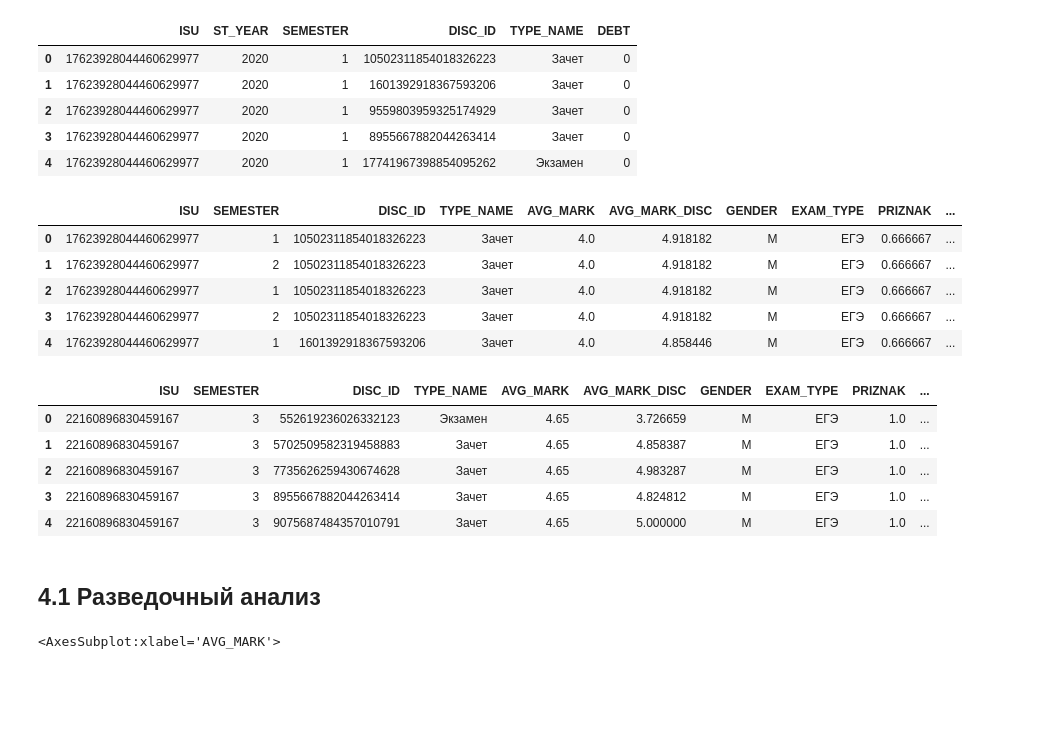
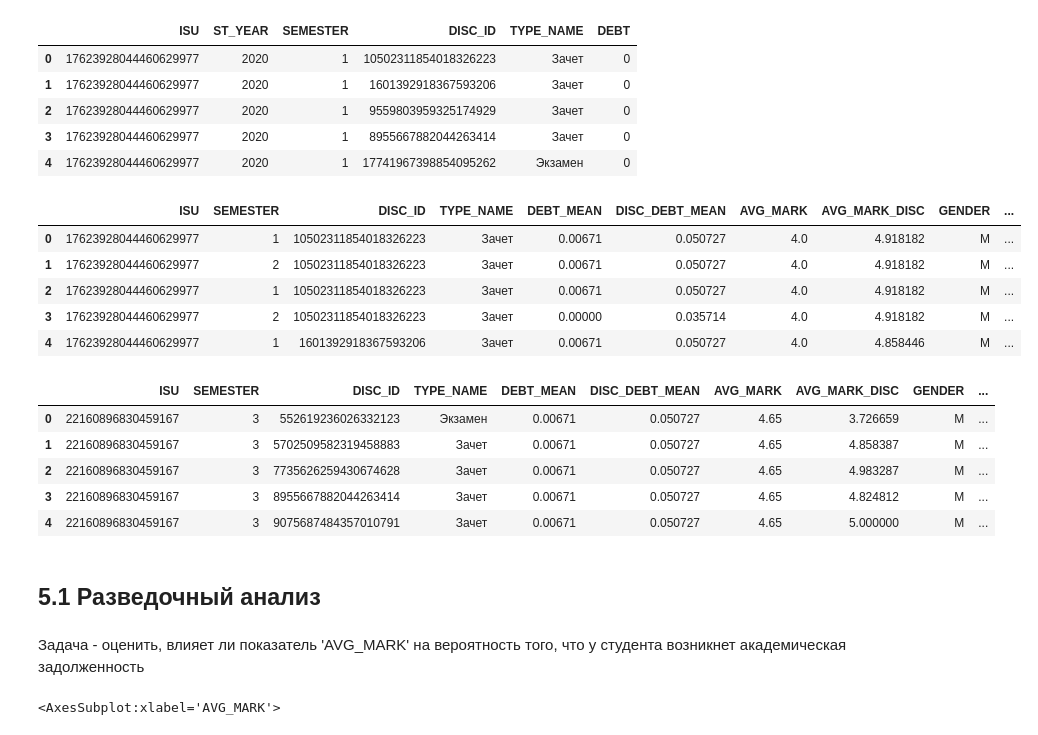
Before and after one commit to LuridBolete/2022.07-Learning-Analytics-Competition, a Jupyter notebook: Learning Analytics Competition.ipynb, the cells around one changed output. Cells and saved outputs as stored; diff of their text form; code cells hidden in the pictures; blank space fills up the shorter version.

```diff
--- a/Learning Analytics Competition.ipynb
+++ b/Learning Analytics Competition.ipynb
@@ -144,0 +175,3 @@ priznak_kurs.head()
+# %%
+all_st_df = pd.concat(all_st_df)
+all_st_df.head()
@@ -144,0 +185,20 @@ priznak_kurs.head()
+# %%
+all_disc_df = []
+
+for st_year in data_train['ST_YEAR'].unique():
+    for semester in data_train['SEMESTER'].unique():
+        data_temp = (
+            data_train
+            .drop('ISU', axis=1)
+            [(data_train['ST_YEAR'] < st_year) & (data_train['SEMESTER'] < semester)]
+            .groupby(['DISC_ID', 'TYPE_NAME'], as_index=False)
+            .agg(DISC_DEBT_MEAN=('DEBT', 'mean')
+            )
+        )
+        data_temp['ST_YEAR'] = st_year
+        data_temp['SEMESTER'] = semester
+
+        all_disc_df.append(data_temp)
+# %%
+all_disc_df = pd.concat(all_disc_df)
+all_disc_df.head()
@@ -145 +212,7 @@ priznak_kurs.head()
+# %%
+data_train = data_train.merge(all_st_df, on=['ISU', 'ST_YEAR', 'SEMESTER', 'TYPE_NAME'], how='left')\
+.merge(all_disc_df, on=['DISC_ID', 'ST_YEAR', 'SEMESTER', 'TYPE_NAME'], how='left')
+
+data_test = data_test.merge(all_st_df, on=['ISU', 'ST_YEAR', 'SEMESTER', 'TYPE_NAME'], how='left')\
+.merge(all_disc_df, on=['DISC_ID', 'ST_YEAR', 'SEMESTER', 'TYPE_NAME'], how='left')
 # %% [markdown]
@@ -155,37 +228,41 @@ train.head()
 | 4 | 17623928044460629977 | 2020 | 1 | 17741967398854095262 | Экзамен | 0 |
 # %%
 #добавление в train параметров из comp_marks.csv
-train_2 = train.merge(avg_mark, on=['ISU'], how='inner').merge(avg_mark_disc, on=['DISC_ID'], how='inner')
+train_2 = data_train.merge(avg_mark, on=['ISU'], how='inner').merge(avg_mark_disc, on=['DISC_ID'], how='inner')
 
 #добавление в train параметров из comp_portrait.csv
-train_2 = train_2.merge(comp_portrait_res, on=['ISU'], how='inner')
+train_2 = train_2.merge(comp_portrait_2, on=['ISU'], how='inner')
 
 #добавление в train параметров из comp_students.csv
 train_2['KURS'] = train_2['SEMESTER']/2+0.1
 train_2.KURS = train_2.KURS.round(0)
 train_2 = train_2.merge(priznak, on=['ISU'], how='inner').merge(priznak_kurs, on=['KURS'], how='inner')
 
 #перенос 'DEBT' в последний столбец таблицы
 train_2 = train_2.rename (columns= {'DEBT': 'DEBT_DROP'})
 train_2['DEBT'] = train_2['DEBT_DROP']
 
+#заполнение отсутствующих данных
+train_2['DEBT_MEAN'] = train_2['DEBT_MEAN'].fillna(data_train['DEBT_MEAN'].mean())
+train_2['DISC_DEBT_MEAN'] = train_2['DISC_DEBT_MEAN'].fillna(data_train['DISC_DEBT_MEAN'].mean())
+
 #удаление столбцов
 train_2 = train_2.drop(columns = ['ST_YEAR', 'KURS', 'DEBT_DROP'])
 
 train_2.head()
 # %% [output]
-|  | ISU | SEMESTER | DISC_ID | TYPE_NAME | AVG_MARK | AVG_MARK_DISC | GENDER | EXAM_TYPE | PRIZNAK | ... |
-| 0 | 17623928044460629977 | 1 | 10502311854018326223 | Зачет | 4.0 | 4.918182 | М | ЕГЭ | 0.666667 | ... |
-| 1 | 17623928044460629977 | 2 | 10502311854018326223 | Зачет | 4.0 | 4.918182 | М | ЕГЭ | 0.666667 | ... |
-| 2 | 17623928044460629977 | 1 | 10502311854018326223 | Зачет | 4.0 | 4.918182 | М | ЕГЭ | 0.666667 | ... |
-| 3 | 17623928044460629977 | 2 | 10502311854018326223 | Зачет | 4.0 | 4.918182 | М | ЕГЭ | 0.666667 | ... |
-| 4 | 17623928044460629977 | 1 | 1601392918367593206 | Зачет | 4.0 | 4.858446 | М | ЕГЭ | 0.666667 | ... |
+|  | ISU | SEMESTER | DISC_ID | TYPE_NAME | DEBT_MEAN | DISC_DEBT_MEAN | AVG_MARK | AVG_MARK_DISC | GENDER | ... |
+| 0 | 17623928044460629977 | 1 | 10502311854018326223 | Зачет | 0.00671 | 0.050727 | 4.0 | 4.918182 | М | ... |
+| 1 | 17623928044460629977 | 2 | 10502311854018326223 | Зачет | 0.00671 | 0.050727 | 4.0 | 4.918182 | М | ... |
+| 2 | 17623928044460629977 | 1 | 10502311854018326223 | Зачет | 0.00671 | 0.050727 | 4.0 | 4.918182 | М | ... |
+| 3 | 17623928044460629977 | 2 | 10502311854018326223 | Зачет | 0.00000 | 0.035714 | 4.0 | 4.918182 | М | ... |
+| 4 | 17623928044460629977 | 1 | 1601392918367593206 | Зачет | 0.00671 | 0.050727 | 4.0 | 4.858446 | М | ... |
 # %%
 #добавление в test параметров из comp_marks.csv
-test_2 = test.merge(avg_mark, on=['ISU'], how='left').merge(avg_mark_disc, on=['DISC_ID'], how='left')
+test_2 = data_test.merge(avg_mark, on=['ISU'], how='left').merge(avg_mark_disc, on=['DISC_ID'], how='left')
 
 #добавление в test параметров из comp_portrait.csv
-test_2 = test_2.merge(comp_portrait_res, on=['ISU'], how='left')
+test_2 = test_2.merge(comp_portrait_2, on=['ISU'], how='left')
 
 #добавление в test параметров из comp_students.csv
 test_2['KURS'] = test_2['SEMESTER']/2+0.1
@@ -196,18 +273,22 @@ test_2 = test_2.merge(priznak, on=['ISU'], how='left').merge(priznak_kurs, on=['
 test_2['AVG_MARK'] = test_2['AVG_MARK'].fillna(avg_mark['AVG_MARK'].median())
 test_2['AVG_MARK_DISC'] = test_2['AVG_MARK_DISC'].fillna(avg_mark_disc['AVG_MARK_DISC'].median())
 test_2['PRIZNAK'] = test_2['PRIZNAK'].fillna(priznak['PRIZNAK'].mean())
+test_2['DEBT_MEAN'] = test_2['DEBT_MEAN'].fillna(data_train['DEBT_MEAN'].mean())
+test_2['DISC_DEBT_MEAN'] = test_2['DISC_DEBT_MEAN'].fillna(data_train['DISC_DEBT_MEAN'].mean())
 
 #удаление столбцов
 test_2 = test_2.drop(columns = ['ST_YEAR', 'KURS'])
 
 test_2.head()
 # %% [output]
-|  | ISU | SEMESTER | DISC_ID | TYPE_NAME | AVG_MARK | AVG_MARK_DISC | GENDER | EXAM_TYPE | PRIZNAK | ... |
-| 0 | 22160896830459167 | 3 | 552619236026332123 | Экзамен | 4.65 | 3.726659 | М | ЕГЭ | 1.0 | ... |
-| 1 | 22160896830459167 | 3 | 5702509582319458883 | Зачет | 4.65 | 4.858387 | М | ЕГЭ | 1.0 | ... |
-| 2 | 22160896830459167 | 3 | 7735626259430674628 | Зачет | 4.65 | 4.983287 | М | ЕГЭ | 1.0 | ... |
-| 3 | 22160896830459167 | 3 | 8955667882044263414 | Зачет | 4.65 | 4.824812 | М | ЕГЭ | 1.0 | ... |
-| 4 | 22160896830459167 | 3 | 9075687484357010791 | Зачет | 4.65 | 5.000000 | М | ЕГЭ | 1.0 | ... |
+|  | ISU | SEMESTER | DISC_ID | TYPE_NAME | DEBT_MEAN | DISC_DEBT_MEAN | AVG_MARK | AVG_MARK_DISC | GENDER | ... |
+| 0 | 22160896830459167 | 3 | 552619236026332123 | Экзамен | 0.00671 | 0.050727 | 4.65 | 3.726659 | М | ... |
+| 1 | 22160896830459167 | 3 | 5702509582319458883 | Зачет | 0.00671 | 0.050727 | 4.65 | 4.858387 | М | ... |
+| 2 | 22160896830459167 | 3 | 7735626259430674628 | Зачет | 0.00671 | 0.050727 | 4.65 | 4.983287 | М | ... |
+| 3 | 22160896830459167 | 3 | 8955667882044263414 | Зачет | 0.00671 | 0.050727 | 4.65 | 4.824812 | М | ... |
+| 4 | 22160896830459167 | 3 | 9075687484357010791 | Зачет | 0.00671 | 0.050727 | 4.65 | 5.000000 | М | ... |
 # %% [markdown]
-## 4.1 Разведочный анализ
+## 5.1 Разведочный анализ
+# %% [markdown]
+Задача - оценить, влияет ли показатель 'AVG_MARK' на вероятность того, что у студента возникнет академическая задолженность
 # %%
```
Also changed, not shown: parts of 57 cells of this notebook.
